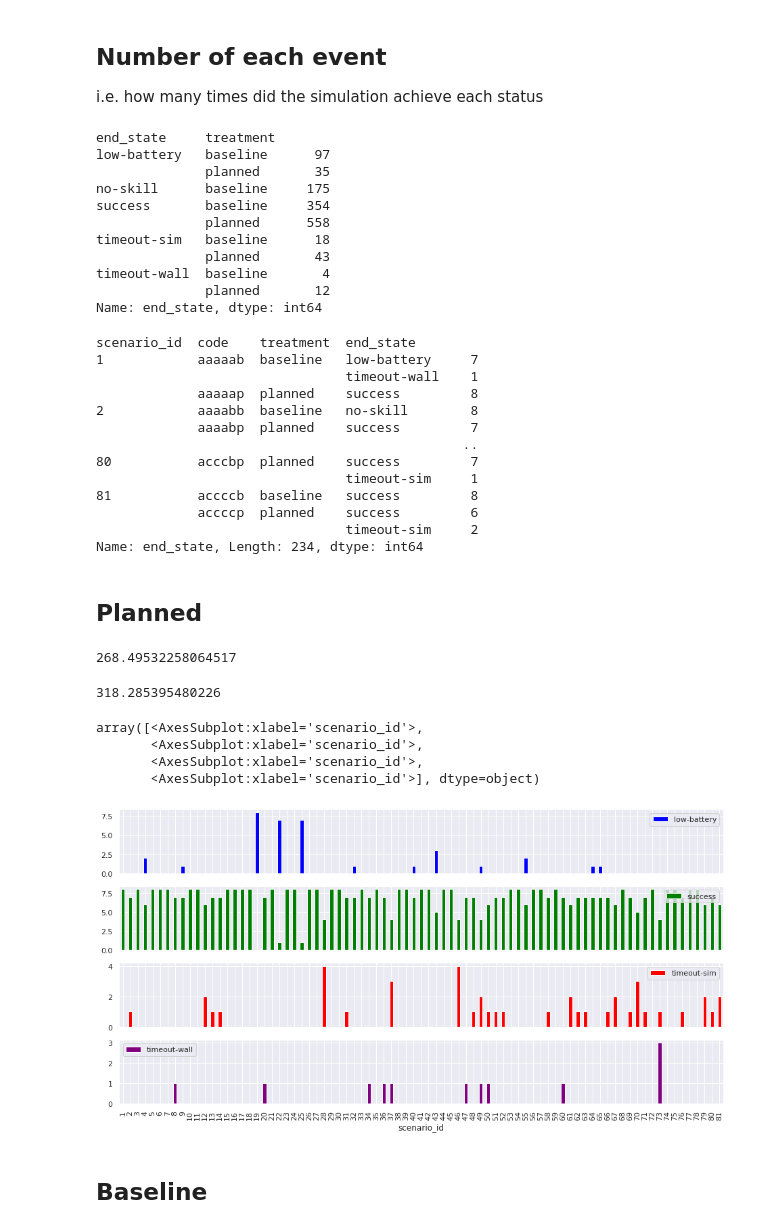
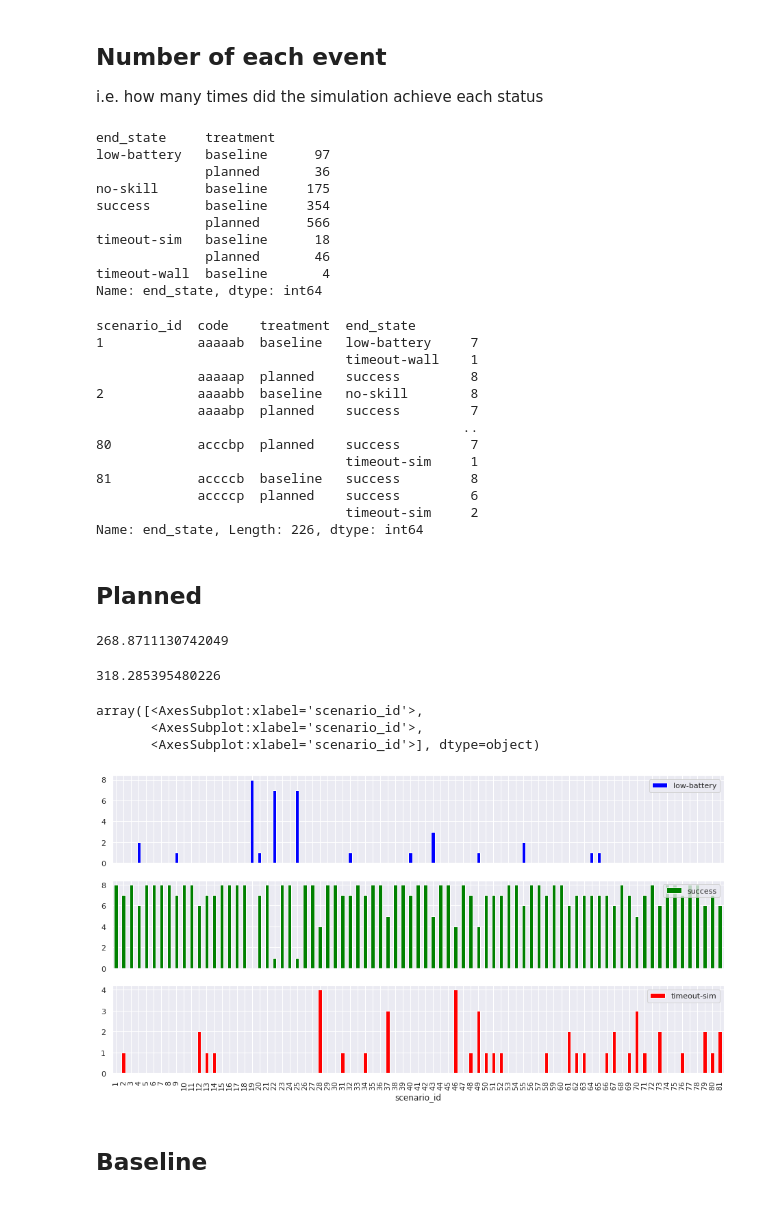
Before and after one commit to VicenteMoraes/hmrs_analysis, a Jupyter notebook: notebooks/Analysis.ipynb, the cells around one changed output. Drawn from its saved outputs; the diff is of its cells as text; code cells hidden in the pictures.

```diff
--- a/notebooks/Analysis.ipynb
+++ b/notebooks/Analysis.ipynb
@@ -9,7 +9,6 @@ import numpy as np
 import matplotlib.pyplot as plt
 import seaborn as sns
 from scipy import stats
-from sklearn.decomposition import PCA
 
 from parse_logs.parse_base import LogDir
 from parse_logs.extract_experiment_result import parse_experiment_result
@@ -24,7 +23,7 @@ sns.set(rc={"figure.figsize":(16, 8)})
 #    exp_run_code='experiment_2021_04_01_16_20_00_run_1')
 
 LogDir.base_data_path = '../data'
-trial_run_objects = parse_experiment_result(exec_code='experiment_2021_07_29_15_33_17_run_1')
+trial_run_objects = parse_experiment_result(exec_code='experiment_2021_07_29_15_33_17_run_2')
 
 # load trials run to dict (it can take a while)
 # sort and instantiate a dataframe
@@ -200,14 +199,13 @@ by_end_state.count()
 # %% [output]
 end_state     treatment
 low-battery   baseline      97
-              planned       35
+              planned       36
 no-skill      baseline     175
 success       baseline     354
-              planned      558
+              planned      566
 timeout-sim   baseline      18
-              planned       43
+              planned       46
 timeout-wall  baseline       4
-              planned       12
 Name: end_state, dtype: int64
 # %%
 trial_run_df.groupby(['scenario_id', 'code', 'treatment'])['end_state'].value_counts()
@@ -224,13 +222,13 @@ scenario_id  code    treatment  end_state
 81           accccb  baseline   success         8
              accccp  planned    success         6
                                 timeout-sim     2
-Name: end_state, Length: 234, dtype: int64
+Name: end_state, Length: 226, dtype: int64
 # %% [markdown]
 ## Planned
 # %%
 planned_df['ttc'].mean()
 # %% [output]
-268.49532258064517
+268.8711130742049
 # %%
 baseline_df['ttc'].mean()
 # %% [output]
@@ -238,17 +236,15 @@ baseline_df['ttc'].mean()
 # %%
 planned_df.groupby("scenario_id")["end_state"].value_counts().unstack().plot.bar(subplots=True, legend=True,
                                                                               color={"success": "green",
                                                                                      "failure-bt": "orange",
                                                                                      "low-battery": "blue",
-                                                                                     "timeout-wall": "purple",
                                                                                      "timeout-sim": "red" },
-                                                                                title=['']*4)
+                                                                                title=['']*3)
 # %% [output]
 array([<AxesSubplot:xlabel='scenario_id'>,
        <AxesSubplot:xlabel='scenario_id'>,
-       <AxesSubplot:xlabel='scenario_id'>,
        <AxesSubplot:xlabel='scenario_id'>], dtype=object)
-[figure, old version]
+[figure, new version]
 # %% [markdown]
 ## Baseline
 # %%
```
Also changed, not shown: parts of 27 cells of this notebook.
